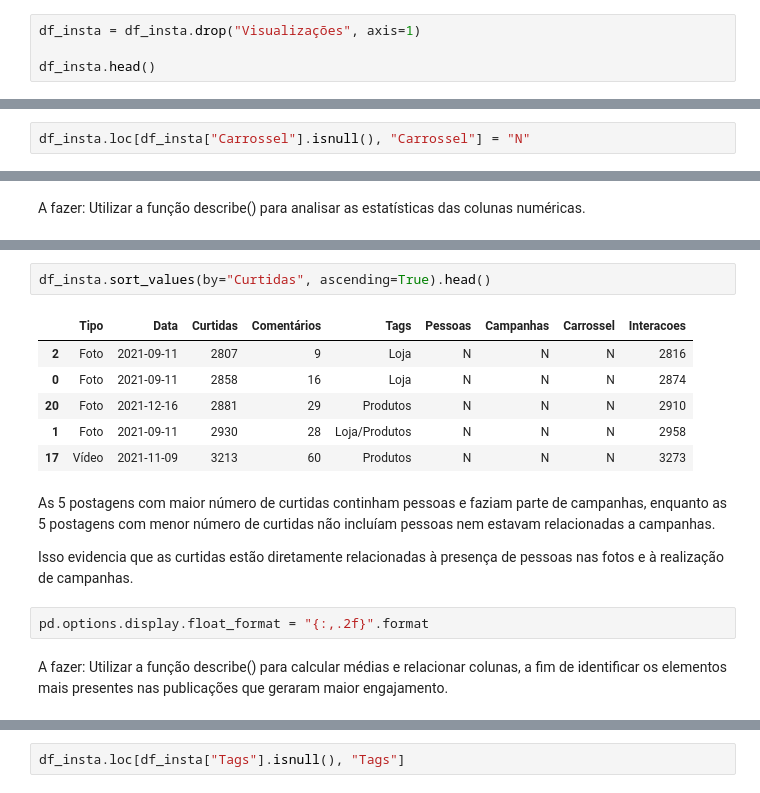
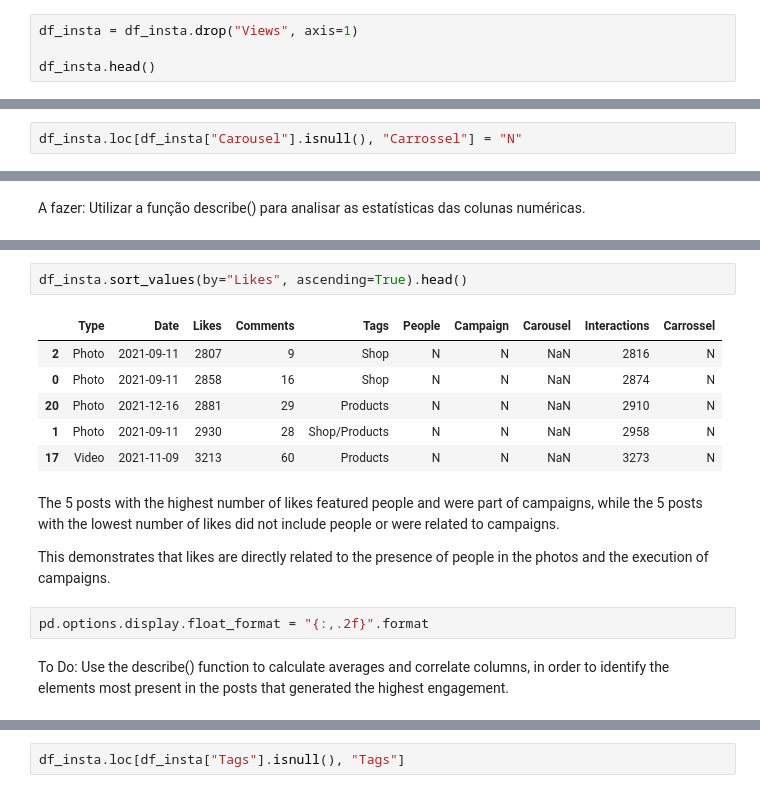
Before and after one commit to galhanogabriel/Project-Instagram-Analysis, a Jupyter notebook: notebooks/01_GG_analise_projeto.ipynb, the cells around one changed output, grey strips where cells are left out. Drawn from its saved outputs; the diff is of its cells as text.

```diff
--- a/notebooks/01_GG_analise_projeto.ipynb
+++ b/notebooks/01_GG_analise_projeto.ipynb
@@ -24,5 +26,5 @@ df_insta.head()
 # %%
-df_insta = df_insta.drop("Visualizações", axis=1)
+df_insta = df_insta.drop("Views", axis=1)
 
 df_insta.head()
 # %% [output]
@@ -98,5 +100,5 @@ A fazer: Assumir que os valores nulos na coluna "carrossel" representam "N", já
 # %%
-df_insta.loc[df_insta["Carrossel"].isnull(), "Carrossel"] = "N"
+df_insta.loc[df_insta["Carousel"].isnull(), "Carrossel"] = "N"
 # %%
 df_insta.info()
 # %% [output]
@@ -160,18 +162,18 @@ df_insta.sort_values(by="Curtidas", ascending=False).head()
 # %%
-df_insta.sort_values(by="Curtidas", ascending=True).head()
+df_insta.sort_values(by="Likes", ascending=True).head()
 # %% [output]
-|  | Tipo | Data | Curtidas | Comentários | Tags | Pessoas | Campanhas | Carrossel | Interacoes |
-| 2 | Foto | 2021-09-11 | 2807 | 9 | Loja | N | N | N | 2816 |
-| 0 | Foto | 2021-09-11 | 2858 | 16 | Loja | N | N | N | 2874 |
-| 20 | Foto | 2021-12-16 | 2881 | 29 | Produtos | N | N | N | 2910 |
-| 1 | Foto | 2021-09-11 | 2930 | 28 | Loja/Produtos | N | N | N | 2958 |
-| 17 | Vídeo | 2021-11-09 | 3213 | 60 | Produtos | N | N | N | 3273 |
+|  | Type | Date | Likes | Comments | Tags | People | Campaign | Carousel | Interactions | Carrossel |
+| 2 | Photo | 2021-09-11 | 2807 | 9 | Shop | N | N | NaN | 2816 | N |
+| 0 | Photo | 2021-09-11 | 2858 | 16 | Shop | N | N | NaN | 2874 | N |
+| 20 | Photo | 2021-12-16 | 2881 | 29 | Products | N | N | NaN | 2910 | N |
+| 1 | Photo | 2021-09-11 | 2930 | 28 | Shop/Products | N | N | NaN | 2958 | N |
+| 17 | Video | 2021-11-09 | 3213 | 60 | Products | N | N | NaN | 3273 | N |
-# %% [markdown]
-As 5 postagens com maior número de curtidas continham pessoas e faziam parte de campanhas, enquanto as 5 postagens com menor número de curtidas não incluíam pessoas nem estavam relacionadas a campanhas.
-
-Isso evidencia que as curtidas estão diretamente relacionadas à presença de pessoas nas fotos e à realização de campanhas.
+# %% [markdown]
+The 5 posts with the highest number of likes featured people and were part of campaigns, while the 5 posts with the lowest number of likes did not include people or were related to campaigns.
+
+This demonstrates that likes are directly related to the presence of people in the photos and the execution of campaigns.
 # %%
 pd.options.display.float_format = "{:,.2f}".format
-# %% [markdown]
-A fazer: Utilizar a função describe() para calcular médias e relacionar colunas, a fim de identificar os elementos mais presentes nas publicações que geraram maior engajamento.
+# %% [markdown]
+To Do: Use the describe() function to calculate averages and correlate columns, in order to identify the elements most present in the posts that generated the highest engagement.
 # %%
```
Also changed, not shown: parts of 47 cells of this notebook.
